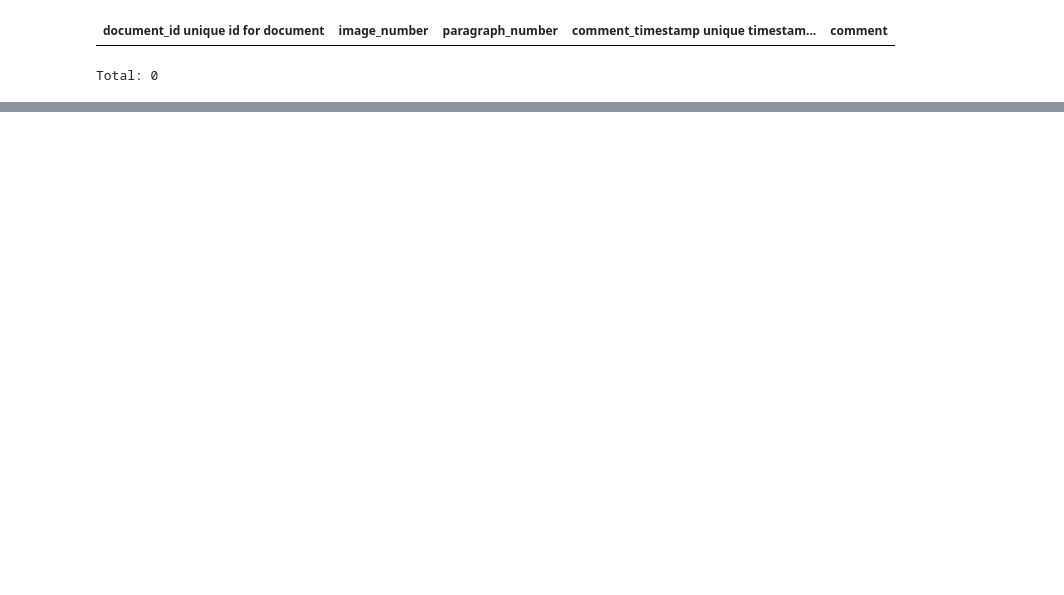
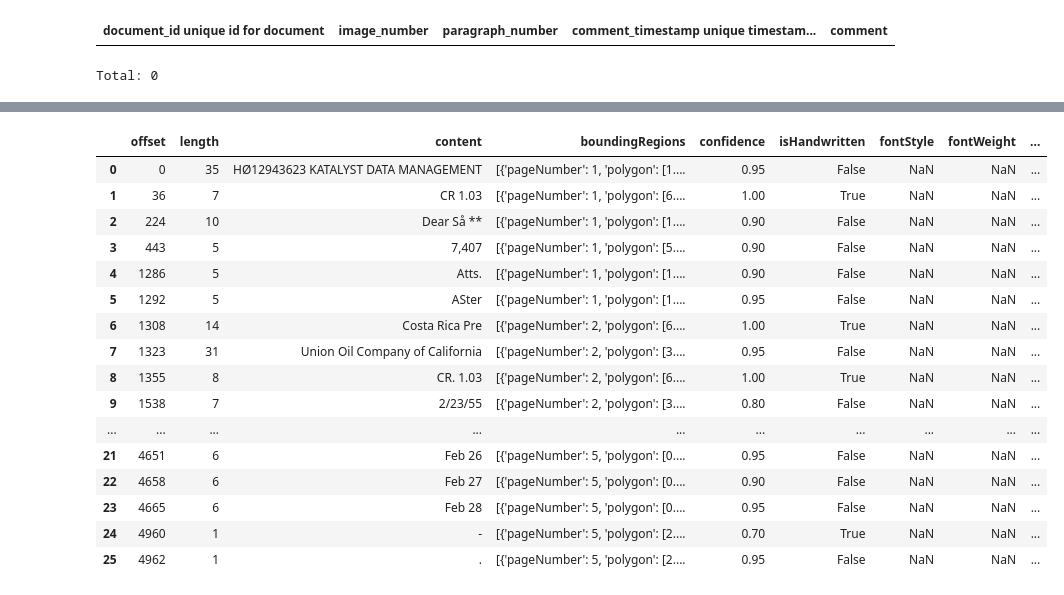
Before and after one commit to davidgodinez/exxonmobile, a Jupyter notebook: pipeline/easy_ocr.ipynb, the cells around one changed output, grey strips where cells are left out. Saved outputs shown, nothing was run; the diff lists cells and outputs as text; code cells hidden in the pictures; blank space fills up the shorter version.

```diff
--- a/pipeline/easy_ocr.ipynb
+++ b/pipeline/easy_ocr.ipynb
@@ -65,0 +665,6 @@ AzureBoxedImages.AzureBoxedImageBlobs()
+# %%
+styles = result['analyzeResult.styles']
+new_styles = pd.DataFrame(styles[0])
+# new_styles = new_styles.explode('spans')
+exploded_styles = new_styles.explode('spans')
+exploded_styles
@@ -65,0 +716,10 @@ AzureBoxedImages.AzureBoxedImageBlobs()
+# %%
+paragraph_spans = []
+
+for index, row in new_paragraph.iterrows():
+    for span in row['spans']:
+        span['content'] = row['content']
+        span['boundingRegions'] = row['boundingRegions']
+        paragraph_spans.append(span)
+
+df_paragraph_spans = pd.DataFrame(paragraph_spans)
@@ -65,0 +774,4 @@ AzureBoxedImages.AzureBoxedImageBlobs()
+# %%
+styles = pd.json_normalize(data['analyzeResult'], record_path=['styles'])
+styles = styles.dropna(subset=['isHandwritten'])
+styles.head()
@@ -65,0 +785,15 @@ AzureBoxedImages.AzureBoxedImageBlobs()
+# %%
+style_spans = []
+
+for index, row in styles.iterrows():
+    for span in row['spans']:
+        span['confidence'] = row['confidence']
+        span['isHandwritten'] = row['isHandwritten']
+        span['fontStyle'] = row['fontStyle']
+        span['fontWeight'] = row['fontWeight']
+        span['similarFontFamily'] = row['similarFontFamily']
+        span['color'] = row['color']
+        span['backgroundColor'] = row['backgroundColor']
+        style_spans.append(span)
+
+df_new_style_spans = pd.DataFrame(style_spans)
@@ -65,0 +816,21 @@ AzureBoxedImages.AzureBoxedImageBlobs()
+# %%
+df_merged4 = pd.merge(df_paragraph_spans, df_new_style_spans, on=['offset', 'length'], how='inner')
+df_merged4
+# %% [output]
+|  | offset | length | content | boundingRegions | confidence | isHandwritten | fontStyle | fontWeight | ... |
+| 0 | 0 | 35 | HØ12943623 KATALYST DATA MANAGEMENT | [{'pageNumber': 1, 'polygon': [1.... | 0.95 | False | NaN | NaN | ... |
+| 1 | 36 | 7 | CR 1.03 | [{'pageNumber': 1, 'polygon': [6.... | 1.00 | True | NaN | NaN | ... |
+| 2 | 224 | 10 | Dear Så ** | [{'pageNumber': 1, 'polygon': [1.... | 0.90 | False | NaN | NaN | ... |
+| 3 | 443 | 5 | 7,407 | [{'pageNumber': 1, 'polygon': [5.... | 0.90 | False | NaN | NaN | ... |
+| 4 | 1286 | 5 | Atts. | [{'pageNumber': 1, 'polygon': [1.... | 0.90 | False | NaN | NaN | ... |
+| 5 | 1292 | 5 | ASter | [{'pageNumber': 1, 'polygon': [1.... | 0.95 | False | NaN | NaN | ... |
+| 6 | 1308 | 14 | Costa Rica Pre | [{'pageNumber': 2, 'polygon': [6.... | 1.00 | True | NaN | NaN | ... |
+| 7 | 1323 | 31 | Union Oil Company of California | [{'pageNumber': 2, 'polygon': [3.... | 0.95 | False | NaN | NaN | ... |
+| 8 | 1355 | 8 | CR. 1.03 | [{'pageNumber': 2, 'polygon': [6.... | 1.00 | True | NaN | NaN | ... |
+| 9 | 1538 | 7 | 2/23/55 | [{'pageNumber': 2, 'polygon': [3.... | 0.80 | False | NaN | NaN | ... |
+| ... | ... | ... | ... | ... | ... | ... | ... | ... | ... |
+| 21 | 4651 | 6 | Feb 26 | [{'pageNumber': 5, 'polygon': [0.... | 0.95 | False | NaN | NaN | ... |
+| 22 | 4658 | 6 | Feb 27 | [{'pageNumber': 5, 'polygon': [0.... | 0.90 | False | NaN | NaN | ... |
+| 23 | 4665 | 6 | Feb 28 | [{'pageNumber': 5, 'polygon': [0.... | 0.95 | False | NaN | NaN | ... |
+| 24 | 4960 | 1 | - | [{'pageNumber': 5, 'polygon': [2.... | 0.70 | True | NaN | NaN | ... |
+| 25 | 4962 | 1 | . | [{'pageNumber': 5, 'polygon': [2.... | 0.95 | False | NaN | NaN | ... |
```
Also changed, not shown: parts of 82 cells of this notebook, 5 other files.
